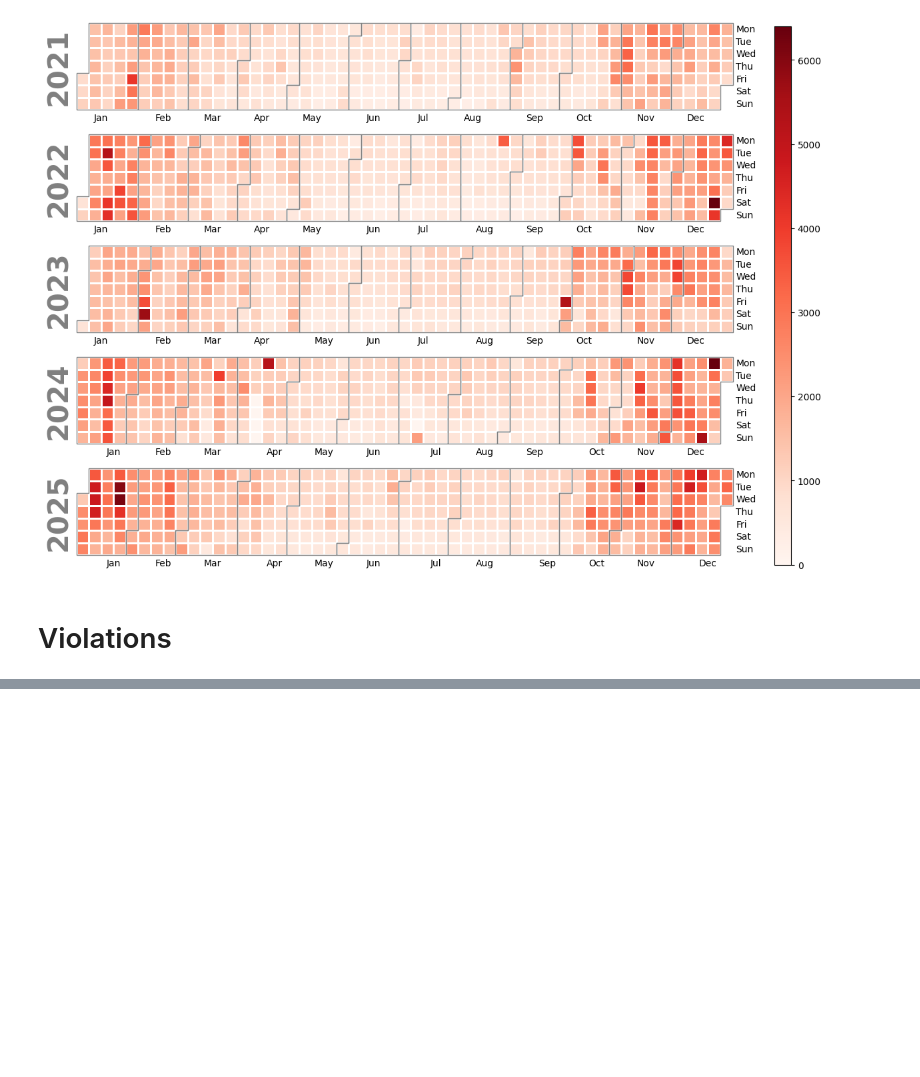
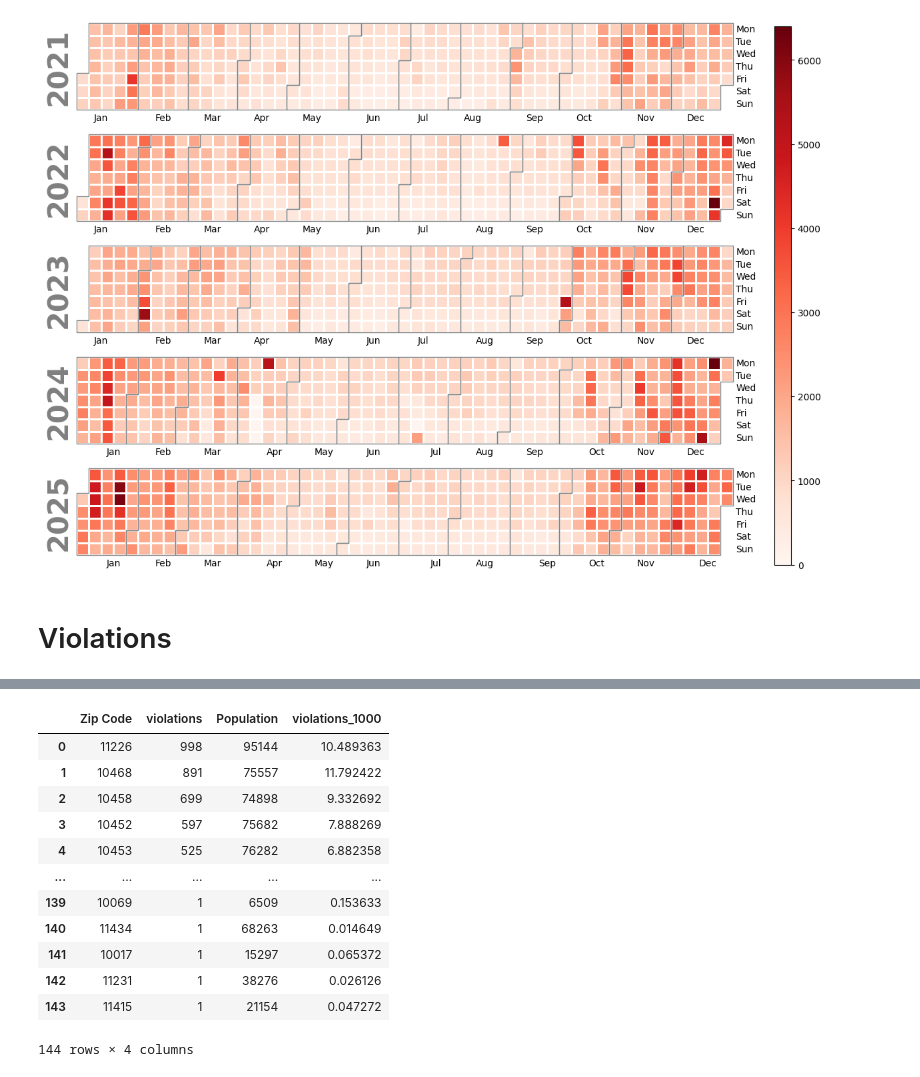
Before and after one commit to mariatmvendas/sdata_project, a Jupyter notebook: analysis_complaints.ipynb, the cells around one changed output, grey strips where cells are left out. Saved outputs shown, nothing was run; the diff lists cells and outputs as text; code cells hidden in the pictures; blank space fills up the shorter version.

```diff
--- a/analysis_complaints.ipynb
+++ b/analysis_complaints.ipynb
@@ -460,0 +434,8 @@ print(f"Number of different boroughs: {len(df_complaints["borough"].unique())}")
+# %%
+print(f"Number of violations per class:\n {df_violations["class"].value_counts()}")
+
+viol_borough=df_violations["boro"].value_counts()
+print(f"\nNumber of violations per borough:\n {viol_borough}")
+
+viol_zip=df_violations["zip"].value_counts()
+print(f"\nTop 5 Number of violations per zip code:\n {viol_zip.head(5)}")
@@ -460,0 +480,4 @@ print(f"Number of different boroughs: {len(df_complaints["borough"].unique())}")
+# %%
+zip_pop = pd.read_csv("data/nyc_demographics/zipcode_populations.csv")
+zip_pop["Population"] = zip_pop["Population"].str.replace(",", "").astype(int)
+zip_pop.head()
@@ -460,0 +491,4 @@ print(f"Number of different boroughs: {len(df_complaints["borough"].unique())}")
+# %%
+viol_zip_df = viol_zip.rename_axis("Zip Code").reset_index(name="violations")
+viol_zip_pop = viol_zip_df.merge(zip_pop, on="Zip Code", how="left")
+viol_zip_pop.head()
@@ -460,0 +502,17 @@ print(f"Number of different boroughs: {len(df_complaints["borough"].unique())}")
+# %%
+viol_zip_pop["violations_1000"]=(viol_zip_pop["violations"]/viol_zip_pop["Population"])*1000
+viol_zip_pop
+# %% [output]
+|  | Zip Code | violations | Population | violations_1000 |
+| 0 | 11226 | 998 | 95144 | 10.489363 |
+| 1 | 10468 | 891 | 75557 | 11.792422 |
+| 2 | 10458 | 699 | 74898 | 9.332692 |
+| 3 | 10452 | 597 | 75682 | 7.888269 |
+| 4 | 10453 | 525 | 76282 | 6.882358 |
+| ... | ... | ... | ... | ... |
+| 139 | 10069 | 1 | 6509 | 0.153633 |
+| 140 | 11434 | 1 | 68263 | 0.014649 |
+| 141 | 10017 | 1 | 15297 | 0.065372 |
+| 142 | 11231 | 1 | 38276 | 0.026126 |
+| 143 | 11415 | 1 | 21154 | 0.047272 |
+144 rows × 4 columns
```
Also changed, not shown: parts of 20 cells of this notebook, 2 other files.
